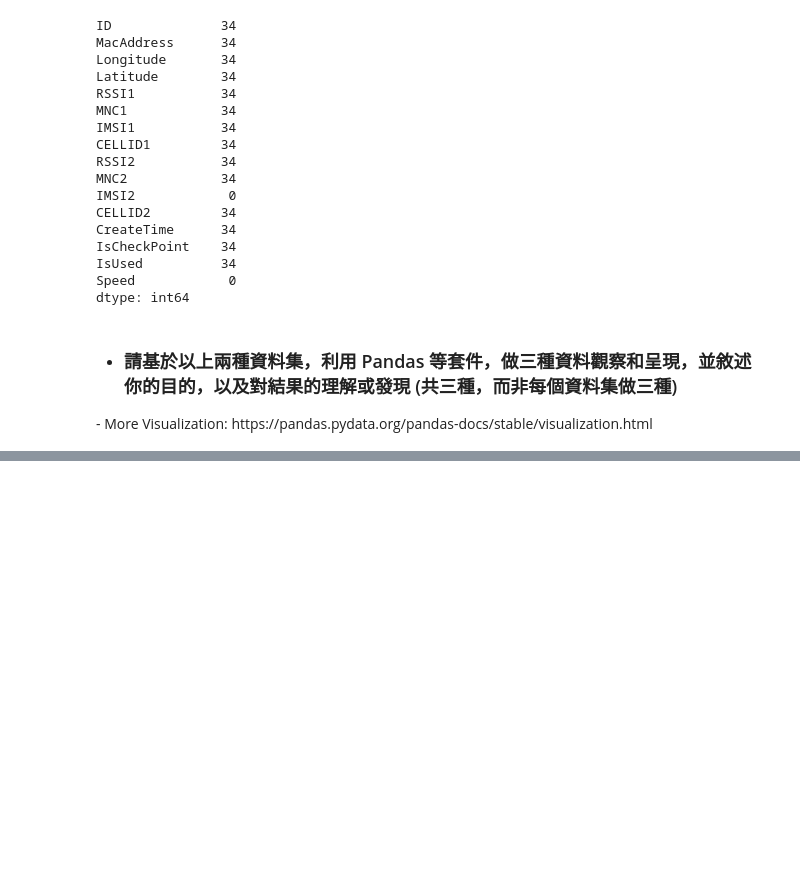
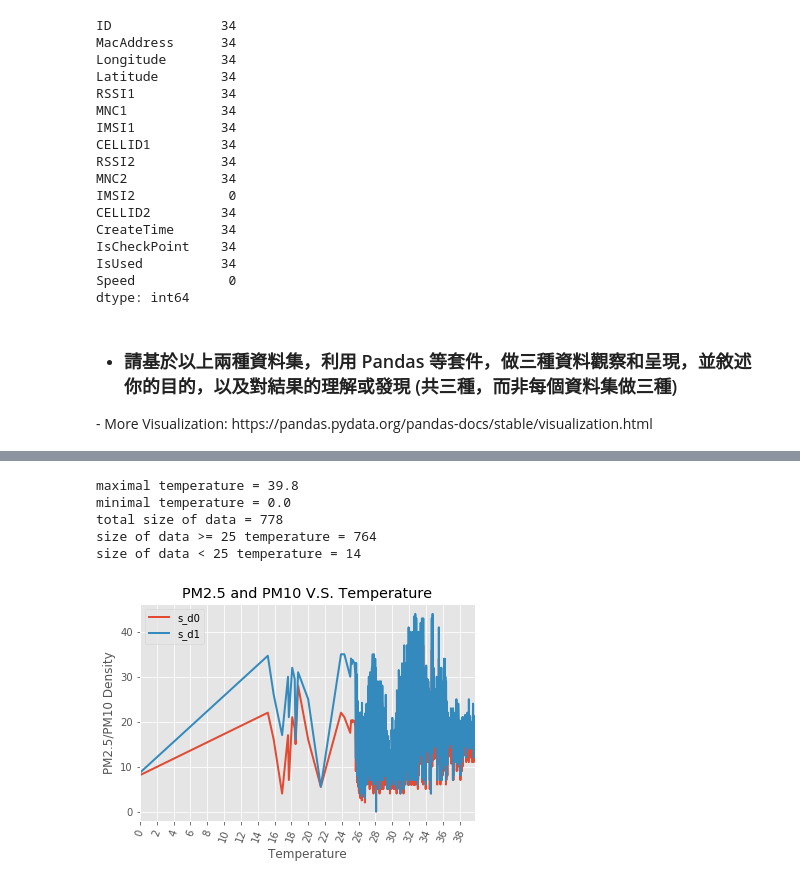
Before and after one commit to Coslate/DataMining_Lab1, a Jupyter notebook: DM106-2 Lab 1-2.ipynb, the cells around one changed output, grey strips where cells are left out. Drawn from its saved outputs; the diff is of its cells as text; code cells hidden in the pictures; blank space fills up the shorter version.

```diff
--- a/DM106-2 Lab 1-2.ipynb
+++ b/DM106-2 Lab 1-2.ipynb
@@ -523,0 +560,36 @@ gps_lon    gps_lat
+# %%
+import pandas as pd
+import numpy as np
+from mpl_toolkits.mplot3d import Axes3D
+import matplotlib.pyplot as plt
+
+%matplotlib inline
+
+pm25_data = pd.read_csv('data/PM2.5/PM2.5_20160911_small.csv')
+pm25_temperature_data_group = pm25_data.groupby('s_t0')[['s_d0', 's_d1']]
+pm25_temperature_data = pm25_temperature_data_group.mean()
+group_keys = pm25_temperature_data_group.groups.keys()
+larger_25_data = [x for x in group_keys if(x>=25)]
+smaller_25_data = [x for x in group_keys if(x<25)]
+
+max_tmp = max(pm25_data['s_t0'])
+min_tmp = min(pm25_data['s_t0'])
+tmp_range = int(max_tmp - min_tmp)
+print("maximal temperature = {x}".format(x = max_tmp))
+print("minimal temperature = {x}".format(x = min_tmp))
+print("total size of data = {x}".format(x = len(group_keys)))
+print("size of data >= 25 temperature = {x}".format(x = len(larger_25_data)))
+print("size of data < 25 temperature = {x}".format(x = len(smaller_25_data)))
+
+ax = pm25_temperature_data.plot(title = 'PM2.5 and PM10 V.S. Temperature', rot = 70, xticks = range(int(min_tmp), int(max_tmp)+1, 2))
+ax.set(xlabel = 'Temperature', ylabel = 'PM2.5/PM10 Density')
+plt.show()
+
+#pm25_temperature_data
+# %% [output]
+maximal temperature = 39.8
+minimal temperature = 0.0
+total size of data = 778
+size of data >= 25 temperature = 764
+size of data < 25 temperature = 14
+[figure, added]
```
Also changed, not shown: parts of 11 cells of this notebook.
